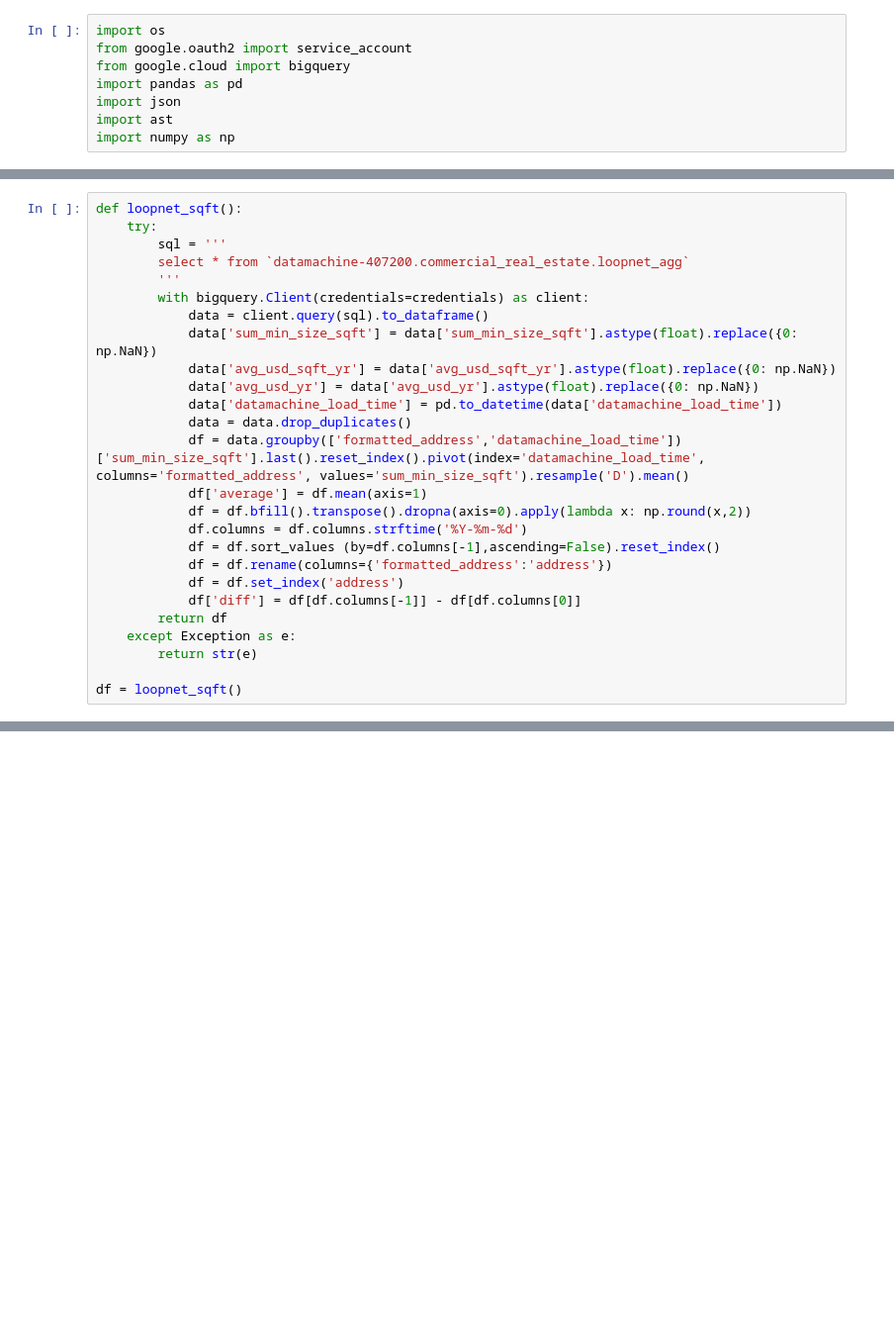
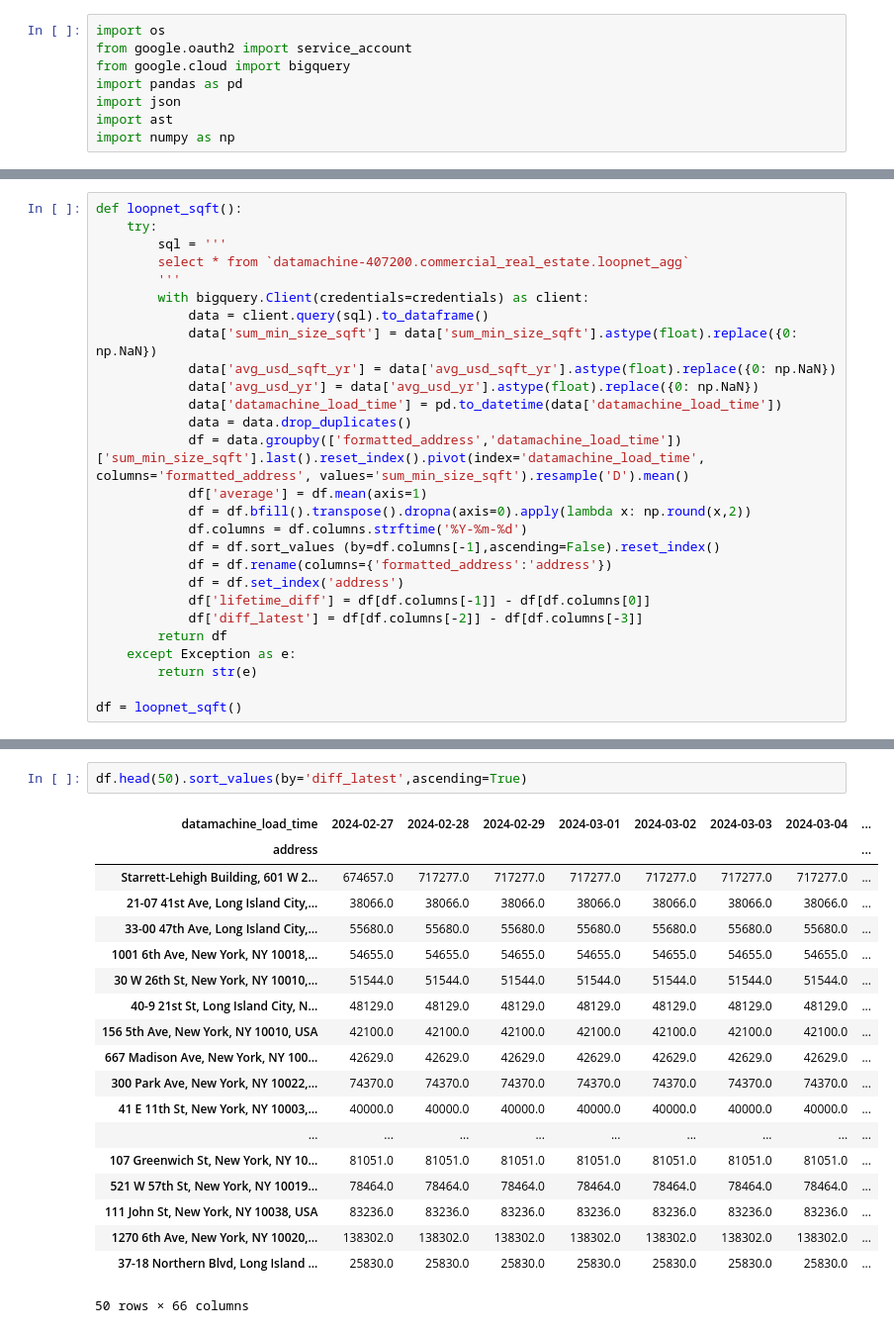
Before and after one commit to ericnolette/xlwings-customfunctions-azurefunctions, a Jupyter notebook: azure_functions_testing.ipynb, the cells around one changed output, grey strips where cells are left out. Shown at 99% size. Saved outputs shown, nothing was run; the diff lists cells and outputs as text; blank space fills up the shorter version.

```diff
--- a/azure_functions_testing.ipynb
+++ b/azure_functions_testing.ipynb
@@ -91,7 +90,8 @@ def loopnet_sqft():
             df = df.sort_values (by=df.columns[-1],ascending=False).reset_index()
             df = df.rename(columns={'formatted_address':'address'})
             df = df.set_index('address')
-            df['diff'] = df[df.columns[-1]] - df[df.columns[0]]
+            df['lifetime_diff'] = df[df.columns[-1]] - df[df.columns[0]]
+            df['diff_latest'] = df[df.columns[-2]] - df[df.columns[-3]]
         return df
     except Exception as e:
         return str(e)
@@ -116,0 +100,22 @@ df
+# %%
+df.head(50).sort_values(by='diff_latest',ascending=True)
+# %% [output]
+| datamachine_load_time | 2024-02-27 | 2024-02-28 | 2024-02-29 | 2024-03-01 | 2024-03-02 | 2024-03-03 | 2024-03-04 | ... |
+| address |  |  |  |  |  |  |  | ... |
+| Starrett-Lehigh Building, 601 W 2... | 674657.0 | 717277.0 | 717277.0 | 717277.0 | 717277.0 | 717277.0 | 717277.0 | ... |
+| 21-07 41st Ave, Long Island City,... | 38066.0 | 38066.0 | 38066.0 | 38066.0 | 38066.0 | 38066.0 | 38066.0 | ... |
+| 33-00 47th Ave, Long Island City,... | 55680.0 | 55680.0 | 55680.0 | 55680.0 | 55680.0 | 55680.0 | 55680.0 | ... |
+| 1001 6th Ave, New York, NY 10018,... | 54655.0 | 54655.0 | 54655.0 | 54655.0 | 54655.0 | 54655.0 | 54655.0 | ... |
+| 30 W 26th St, New York, NY 10010,... | 51544.0 | 51544.0 | 51544.0 | 51544.0 | 51544.0 | 51544.0 | 51544.0 | ... |
+| 40-9 21st St, Long Island City, N... | 48129.0 | 48129.0 | 48129.0 | 48129.0 | 48129.0 | 48129.0 | 48129.0 | ... |
+| 156 5th Ave, New York, NY 10010, USA | 42100.0 | 42100.0 | 42100.0 | 42100.0 | 42100.0 | 42100.0 | 42100.0 | ... |
+| 667 Madison Ave, New York, NY 100... | 42629.0 | 42629.0 | 42629.0 | 42629.0 | 42629.0 | 42629.0 | 42629.0 | ... |
+| 300 Park Ave, New York, NY 10022,... | 74370.0 | 74370.0 | 74370.0 | 74370.0 | 74370.0 | 74370.0 | 74370.0 | ... |
+| 41 E 11th St, New York, NY 10003,... | 40000.0 | 40000.0 | 40000.0 | 40000.0 | 40000.0 | 40000.0 | 40000.0 | ... |
+| ... | ... | ... | ... | ... | ... | ... | ... | ... |
+| 107 Greenwich St, New York, NY 10... | 81051.0 | 81051.0 | 81051.0 | 81051.0 | 81051.0 | 81051.0 | 81051.0 | ... |
+| 521 W 57th St, New York, NY 10019... | 78464.0 | 78464.0 | 78464.0 | 78464.0 | 78464.0 | 78464.0 | 78464.0 | ... |
+| 111 John St, New York, NY 10038, USA | 83236.0 | 83236.0 | 83236.0 | 83236.0 | 83236.0 | 83236.0 | 83236.0 | ... |
+| 1270 6th Ave, New York, NY 10020,... | 138302.0 | 138302.0 | 138302.0 | 138302.0 | 138302.0 | 138302.0 | 138302.0 | ... |
+| 37-18 Northern Blvd, Long Island ... | 25830.0 | 25830.0 | 25830.0 | 25830.0 | 25830.0 | 25830.0 | 25830.0 | ... |
+50 rows × 66 columns
```
Also changed, not shown: parts of 3 cells of this notebook, 1 other file.
